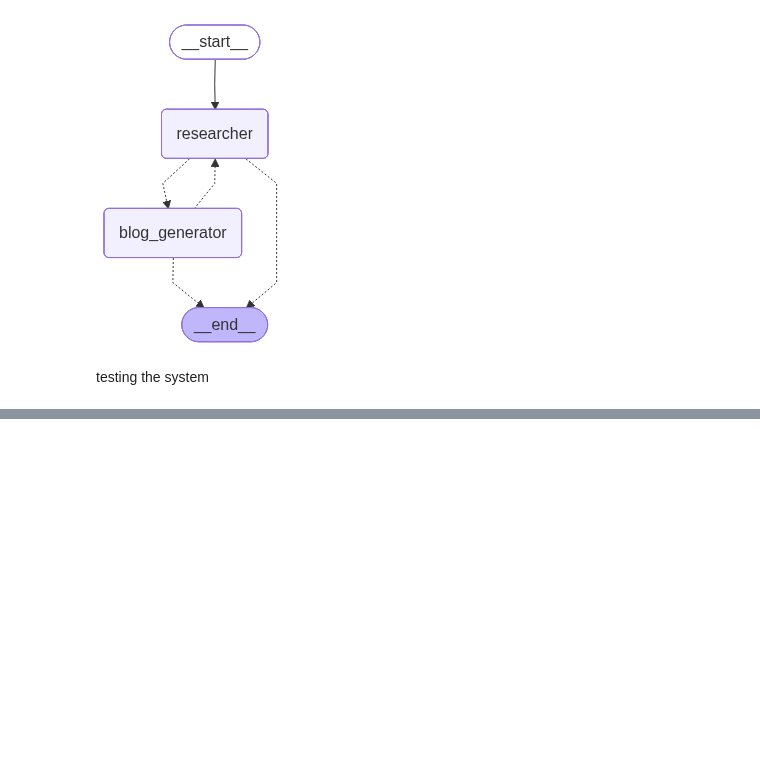
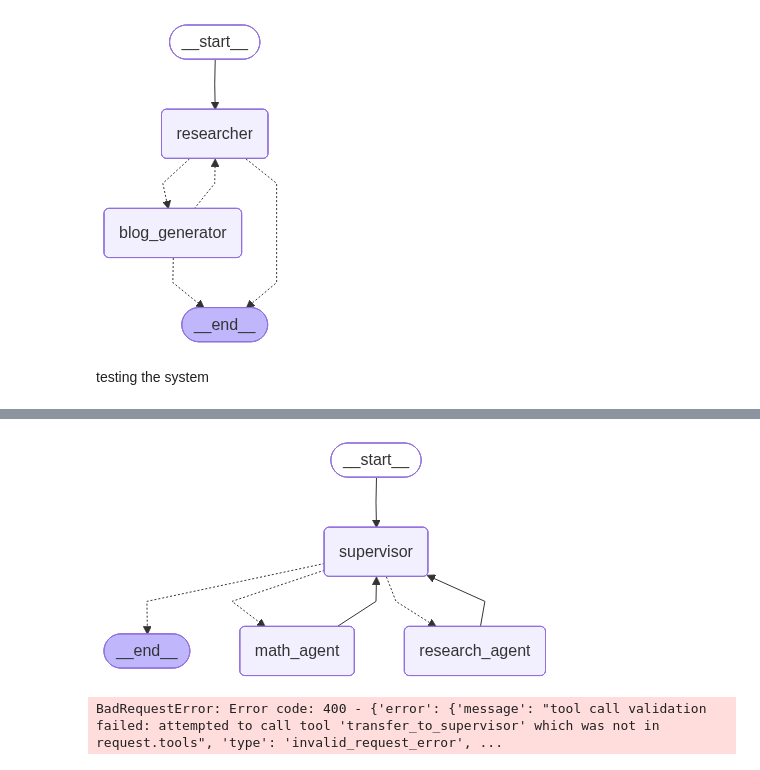
Before and after one commit to aryachawan/rag_practice, a Jupyter notebook: MultiAgentArchitecture/mutliagentrag.ipynb, the cells around one changed output, grey strips where cells are left out. Cells and saved outputs as stored; diff of their text form; code cells hidden in the pictures; blank space fills up the shorter version.

Commit message:
supervisor multi agent rag - incompatiability issue bw groq models and inbuilt supervisor library

```diff
--- a/MultiAgentArchitecture/mutliagentrag.ipynb
+++ b/MultiAgentArchitecture/mutliagentrag.ipynb
@@ -170,0 +195,27 @@ APIStatusError: Error code: 413 - {'error': {'message': 'Request too large for m
+# %%
+def add(a: float, b: float):
+    """Add two numbers"""
+    return a+b
+
+
+def multiply(a: float, b: float):
+    """Multiply two numbers"""
+    return a*b
+
+
+def divide(a: float, b: float):
+    """Divide two numbers"""
+    return a / b
+
+
+math_agent = create_agent(
+    model=llm,
+    tools=[add, multiply, divide],
+    system_prompt="""You are a math agent.
+INSTRUCTIONS:\n
+- assist only with math related tasks, do not do any research\n
+- after youre done with your tasks,respond to the supervisor directly\n
+- respond only with the results of your work, do not include any other text.""",
+name="math_agent"
+)
+math_agent
@@ -170,0 +224,23 @@ APIStatusError: Error code: 413 - {'error': {'message': 'Request too large for m
+# %%
+from langgraph_supervisor import create_supervisor
+
+supervisor = create_supervisor(
+    model=llm,
+    agents=[research_agent,math_agent],
+    prompt=(
+        "You are a supervisor managing two agents:\n"
+        "- a research agent. Assign research-related tasks to this agent\n" \
+        "- a math agent. Assign math-related tasks to this agent.\n" \
+        "Assign work to one agent at a time, do not call agents in parallel." \
+        "Do not do any work yourself"
+    ),
+    add_handoff_back_messages=True,
+    output_mode="full_history"
+).compile()
+supervisor
+# %% [output]
+[figure, added]
+# %%
+response = supervisor.invoke({"messages":"List all the projects and their data from the retriever and tell me what is 5 plus 10"})
+# %% [output]
+BadRequestError: Error code: 400 - {'error': {'message': "tool call validation failed: attempted to call tool 'transfer_to_supervisor' which was not in request.tools", 'type': 'invalid_request_error', ...
```
Also changed, not shown: parts of 8 cells of this notebook, 1 other file.
